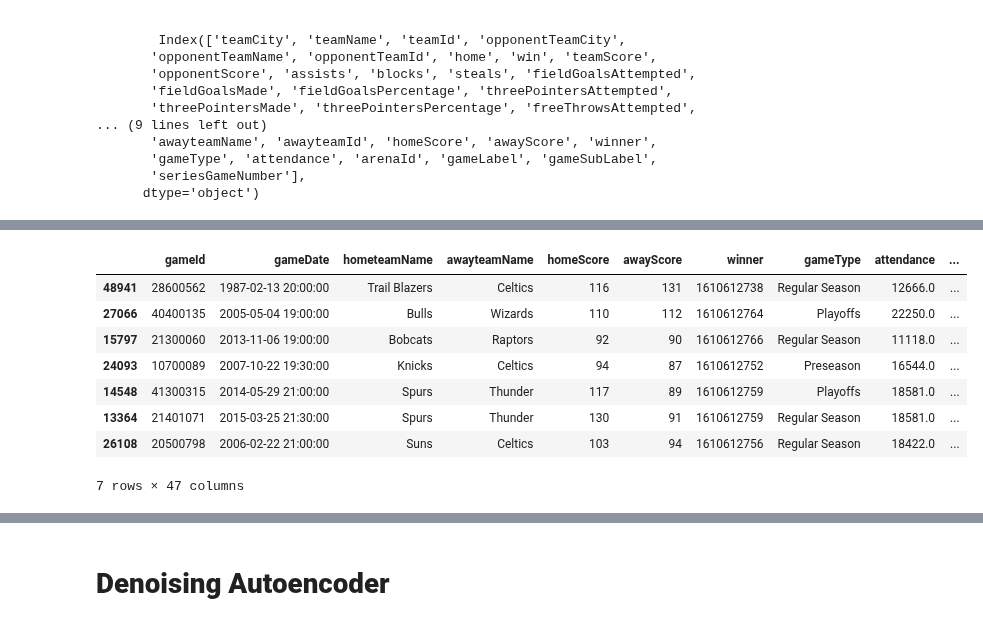
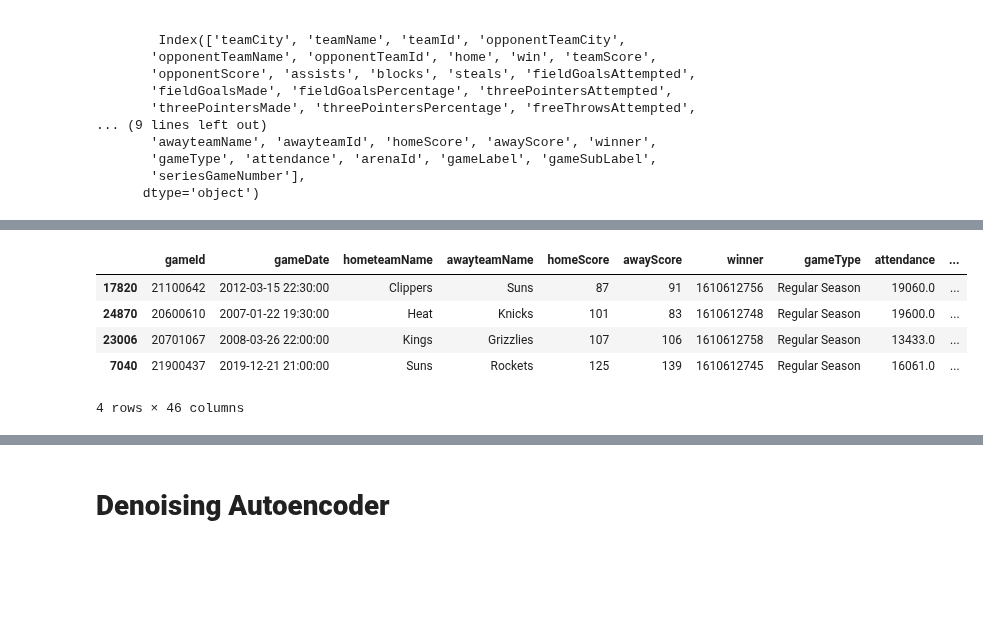
Before and after one commit to pshukl21/CollabProject, a Jupyter notebook: nbaModel.ipynb, the cells around one changed output, grey strips where cells are left out. Drawn from its saved outputs; the diff is of its cells as text; code cells hidden in the pictures; blank space fills up the shorter version.

```diff
--- a/nbaModel.ipynb
+++ b/nbaModel.ipynb
@@ -220,6 +176,6 @@ Away teams data size: (71418, 31)
 # %%
-# merging home and away teams dataframes
-df_games_wide = df_games_big_home.merge(right=df_games_big_away,how='inner',on='gameId',suffixes=('_home','_away'))
-print(df_games_wide.shape)
-df_games_wide.sample(6)
+# merging df_games and home and away teams (df_games_wide) dataframes to make one big df_games dataframe
+df_games = df_games_small.merge(right=df_games_wide, how='inner',on='gameId',suffixes=('_small','_wide'))
+print(f"Combined data size: {df_games.shape}")
+df_games.sample(5) # quick look at the data
 # %% [output]
@@ -235,5 +189,0 @@ df_games_wide.sample(6)
-# %%
-# merging df_games and home and away teams (df_games_wide) dataframes to make one big df_games dataframe
-df_games = df_games_small.merge(right=df_games_wide,how='inner',on='gameId',suffixes=('_teams','_games'))
-print(df_games.shape)
-df_games.sample(7)
@@ -304,3 +189,0 @@ Remaining columns:
-# %%
-# dropping these for now because they are mostly missing
-df_games.drop(columns=['gameLabel','gameSubLabel','seriesGameNumber'],inplace=True)
@@ -315,0 +248,6 @@ plt.show()
+# %%
+# dropping the unnecessary columns
+df_games.drop(columns=unnecessary,inplace=True)
+
+ # dropping the mostly missing columns
+df_games.drop(columns=mostly_missing,inplace=True)
@@ -335,15 +281,11 @@ print(df_games.iloc[50580].isna().sum() / df_games.shape[1])
 # %%
 # removing the largely missing rows
-
 df_games = df_games.iloc[0:50581]
-df_games.sample(7)
+df_games.sample(4)
 # %% [output]
 |  | gameId | gameDate | hometeamName | awayteamName | homeScore | awayScore | winner | gameType | attendance | ... |
-| 48941 | 28600562 | 1987-02-13 20:00:00 | Trail Blazers | Celtics | 116 | 131 | 1610612738 | Regular Season | 12666.0 | ... |
-| 27066 | 40400135 | 2005-05-04 19:00:00 | Bulls | Wizards | 110 | 112 | 1610612764 | Playoffs | 22250.0 | ... |
-| 15797 | 21300060 | 2013-11-06 19:00:00 | Bobcats | Raptors | 92 | 90 | 1610612766 | Regular Season | 11118.0 | ... |
-| 24093 | 10700089 | 2007-10-22 19:30:00 | Knicks | Celtics | 94 | 87 | 1610612752 | Preseason | 16544.0 | ... |
-| 14548 | 41300315 | 2014-05-29 21:00:00 | Spurs | Thunder | 117 | 89 | 1610612759 | Playoffs | 18581.0 | ... |
-| 13364 | 21401071 | 2015-03-25 21:30:00 | Spurs | Thunder | 130 | 91 | 1610612759 | Regular Season | 18581.0 | ... |
-| 26108 | 20500798 | 2006-02-22 21:00:00 | Suns | Celtics | 103 | 94 | 1610612756 | Regular Season | 18422.0 | ... |
+| 17820 | 21100642 | 2012-03-15 22:30:00 | Clippers | Suns | 87 | 91 | 1610612756 | Regular Season | 19060.0 | ... |
+| 24870 | 20600610 | 2007-01-22 19:30:00 | Heat | Knicks | 101 | 83 | 1610612748 | Regular Season | 19600.0 | ... |
+| 23006 | 20701067 | 2008-03-26 22:00:00 | Kings | Grizzlies | 107 | 106 | 1610612758 | Regular Season | 13433.0 | ... |
+| 7040 | 21900437 | 2019-12-21 21:00:00 | Suns | Rockets | 125 | 139 | 1610612745 | Regular Season | 16061.0 | ... |
-7 rows × 47 columns
+4 rows × 46 columns
```
Also changed, not shown: parts of 39 cells of this notebook.
